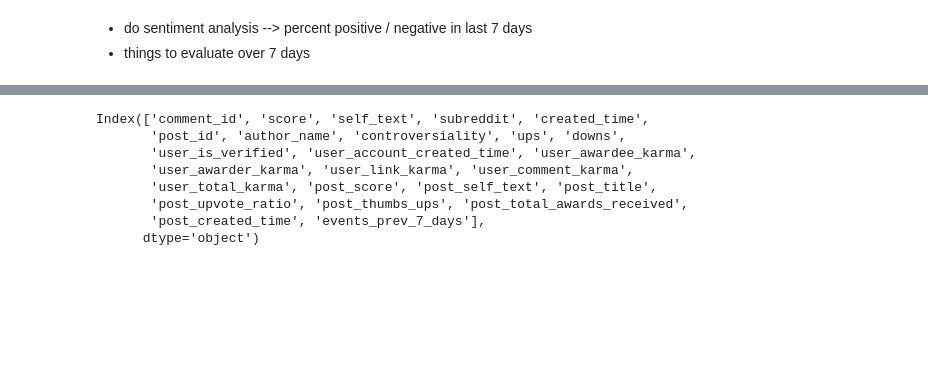
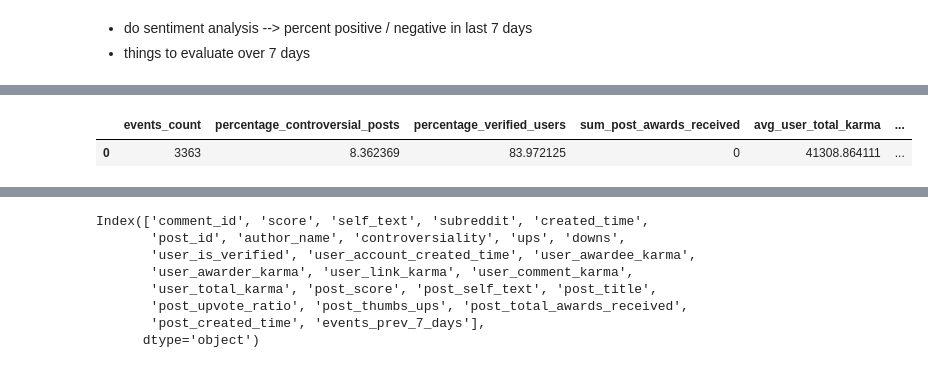
Before and after one commit to kitkatmia/mtfc_2023, a Jupyter notebook: analysis/multi_tree_models.ipynb, the cells around one changed output, grey strips where cells are left out. Saved outputs shown, nothing was run; the diff lists cells and outputs as text; code cells hidden in the pictures; blank space fills up the shorter version.

```diff
--- a/analysis/multi_tree_models.ipynb
+++ b/analysis/multi_tree_models.ipynb
@@ -100,3 +107,11 @@ seven_days_avg_df
+# %%
+seven_days_avg_df = pd.read_csv(
+    f'modified_{PREV_DAYS}_days.csv').drop(["Unnamed: 0"], axis=1)
+
+seven_days_avg_df.head(1)
+# %% [output]
+|  | events_count | percentage_controversial_posts | percentage_verified_users | sum_post_awards_received | avg_user_total_karma | ... |
+| 0 | 3363 | 8.362369 | 83.972125 | 0 | 41308.864111 | ... |
 # %%
 import seaborn as sns
 import matplotlib.pyplot as plt
```
Also changed, not shown: parts of 9 cells of this notebook, 1 other file.
